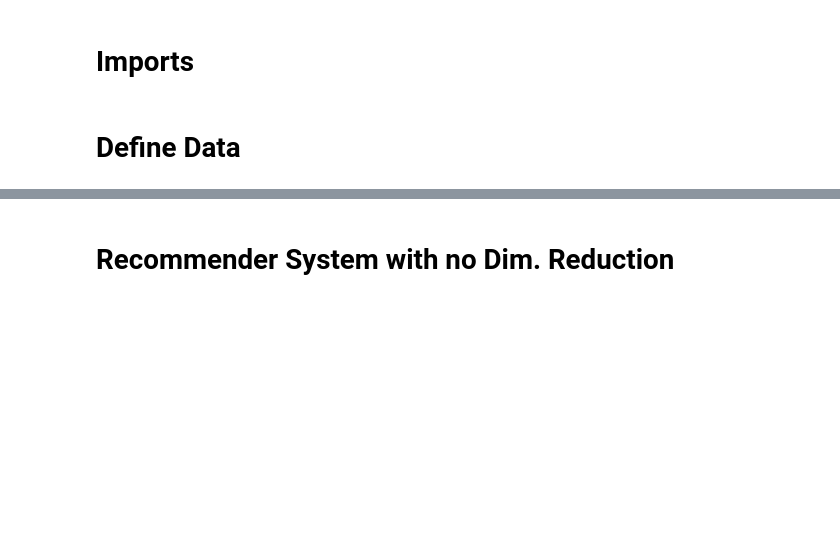
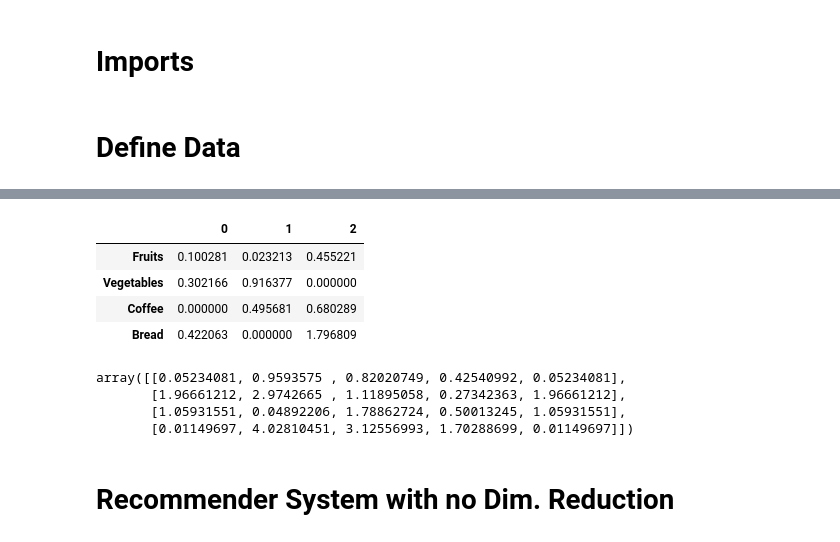
Before and after one commit to nicomu99/stl-implementation, a Jupyter notebook: test_loop.ipynb, the cells around one changed output, grey strips where cells are left out. Saved outputs shown, nothing was run; the diff lists cells and outputs as text; code cells hidden in the pictures; blank space fills up the shorter version.

```diff
--- a/test_loop.ipynb
+++ b/test_loop.ipynb
@@ -18,0 +28,4 @@ item_user_matrix = np.array([
+# %%
+nmf = NMF(n_components=3).fit(item_user_matrix)
+H = nmf.components_
+W = nmf.transform(item_user_matrix)
@@ -19,3 +40,19 @@ item_user_matrix = np.array([
+# %%
+reconstructed_W = pd.DataFrame(W, index=['Fruits', 'Vegetables', 'Coffee', 'Bread'])
+reconstructed_W
+# %% [output]
+|  | 0 | 1 | 2 |
+| Fruits | 0.100281 | 0.023213 | 0.455221 |
+| Vegetables | 0.302166 | 0.916377 | 0.000000 |
+| Coffee | 0.000000 | 0.495681 | 0.680289 |
+| Bread | 0.422063 | 0.000000 | 1.796809 |
+# %%
+np.dot(W, H)
+# %% [output]
+array([[0.05234081, 0.9593575 , 0.82020749, 0.42540992, 0.05234081],
+       [1.96661212, 2.9742665 , 1.11895058, 0.27342363, 1.96661212],
+       [1.05931551, 0.04892206, 1.78862724, 0.50013245, 1.05931551],
+       [0.01149697, 4.02810451, 3.12556993, 1.70288699, 0.01149697]])
 # %% [markdown]
 # Recommender System with no Dim. Reduction
 # %%
```
Also changed, not shown: parts of 8 cells of this notebook, 3 other files.
